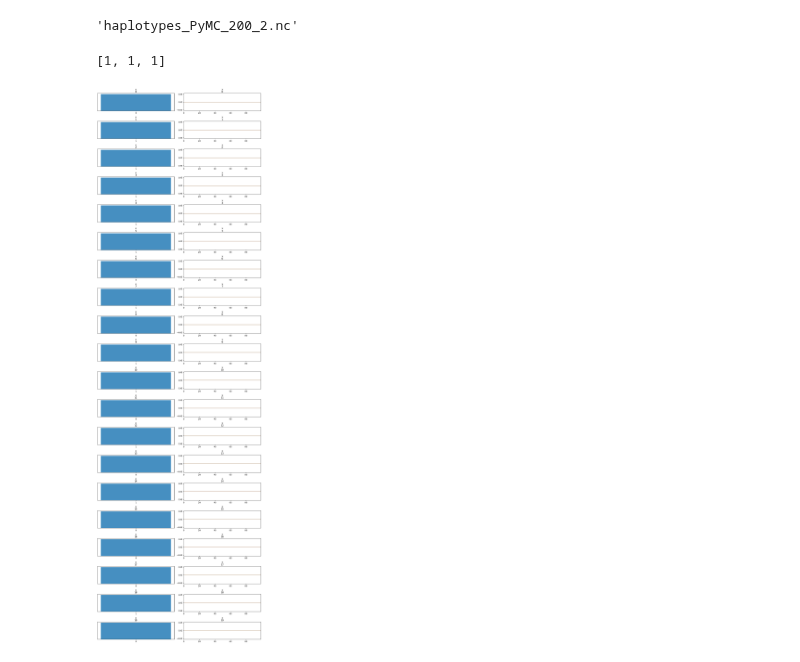
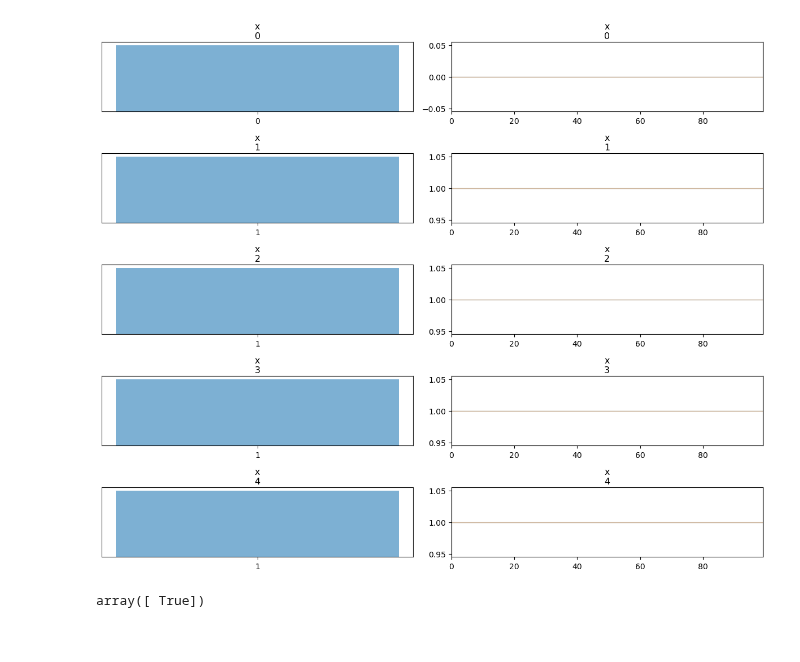
Before and after one commit to itu-square/sat-metropolis, a Jupyter notebook: experiments/pymc/haplotypes/haplotypes_PyMC.ipynb, the cells around one changed output. Drawn from its saved outputs; the diff is of its cells as text; code cells hidden in the pictures.

Commit message:
new execution of haplotypes notebook for pymc

```diff
--- a/experiments/pymc/haplotypes/haplotypes_PyMC.ipynb
+++ b/experiments/pymc/haplotypes/haplotypes_PyMC.ipynb
@@ -60,0 +63,6 @@ df = pd.DataFrame(data=d)
+# %%
+(s, num_vars) = models.get_haplotypes_smt(genotypes=np.array(genotypes))
+s.check()
+m = s.model()
+init_state = [v.as_long() for (k,v) in sorted([(int(str(v).replace('x','')), m[v]) for v in m], key=lambda x: x[0])]
+print(init_state)
@@ -143,0 +98,9 @@ Sampling 4 chains for 20 tune and 100 draw iterations (80 + 400 draws total) too
+# %%
+with model_dirac:
+    trace = pm.sample(
+        draws=100,
+        tune=10,
+        cores=2,
+        step=pm.Metropolis(),
+        initvals={'x': init_state}
+    )
@@ -144,13 +115,12 @@ Sampling 4 chains for 20 tune and 100 draw iterations (80 + 400 draws total) too
+# %%
+pm.plot_trace(trace, var_names=['x'], coords={'x_dim_0': np.arange(5)}, compact=False);
+# %% [output]
+[figure, added]
+# %%
+## Metropolis did not move from the initial state we provided
+np.unique(trace.posterior['x'] == init_state)
+# %% [output]
+array([ True])
 # %%
-# it took 4130 seconds to (plus ~4min to compile the model)
-az.to_netcdf(trace,'haplotypes_PyMC_200_2.nc')
+# it took 1500+ seconds to sample
+utils.save_trace(trace,f'haplotypes_pymc_genotypes_{len(genotypes)}.nc')
-# %% [output]
-'haplotypes_PyMC_200_2.nc'
-# %%
-[(np.unique(trace.posterior.x,axis=1).reshape(4,1000)[i] == np.unique(trace.posterior.x,axis=1).reshape(4,1000)[i+1]).prod() for i in range(3)]
-# %% [output]
-[1, 1, 1]
-# %%
-pm.plot_trace(trace, var_names=['x'], compact=False);
-# %% [output]
-[figure, removed]
```
Also changed, not shown: parts of 12 cells of this notebook.
